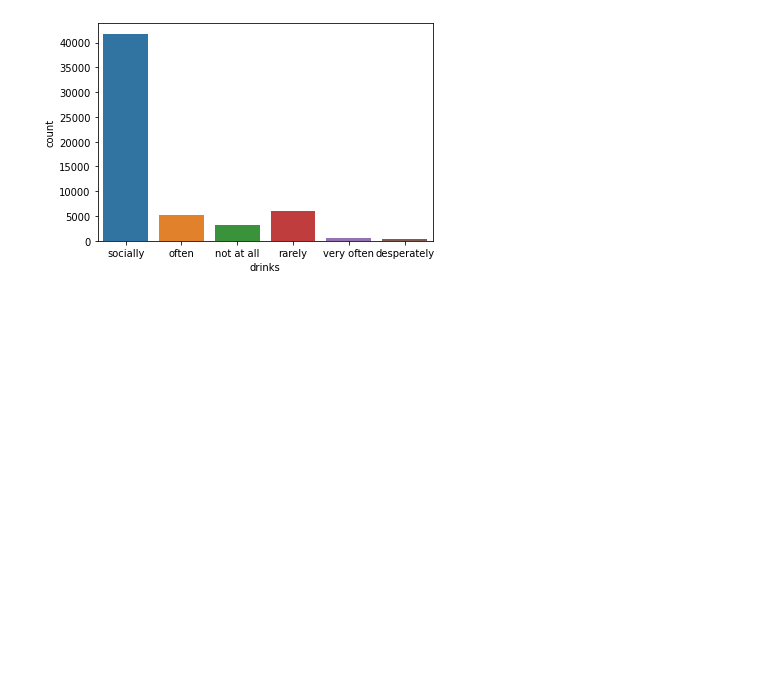
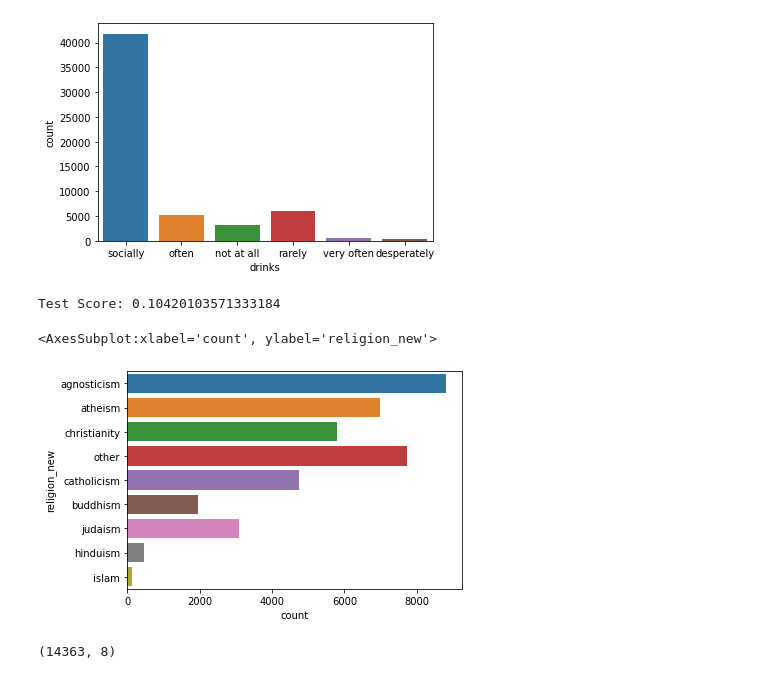
Before and after one commit to ClaudioLutz/okcupid-date-a-scientist-portfolio-project, a Jupyter notebook: date-a-scientist.ipynb, the cells around one changed output. Cells and saved outputs as stored; diff of their text form; code cells hidden in the pictures; blank space fills up the shorter version.

```diff
--- a/date-a-scientist.ipynb
+++ b/date-a-scientist.ipynb
@@ -94,9 +111,7 @@ obj_df = data.replace(cleanup_nums)
 # %%
-## multiple features linear regression
-
 # select features and value to predict
-features = df[['FirstServe','FirstServePointsWon','FirstServeReturnPointsWon','SecondServePointsWon','SecondServeReturnPointsWon','Aces','BreakPointsConverted','BreakPointsFaced','BreakPointsOpportunities','BreakPointsSaved','DoubleFaults','ReturnGamesPlayed','ReturnGamesWon','ReturnPointsWon','ServiceGamesPlayed','ServiceGamesWon','TotalPointsWon','TotalServicePointsWon']]
-winnings = df[['Winnings']]
+features = obj_df[['drinks','age','income','height']]
+winnings = obj_df[['drugs']]
 
 # train, test, split the data
 features_train, features_test, winnings_train, winnings_test = train_test_split(features, winnings, train_size = 0.8)
@@ -106,15 +121,19 @@ model = LinearRegression()
 model.fit(features_train,winnings_train)
 
 # score model on test data
-print('Predicting Winnings with Multiple Features Test Score:', model.score(features_test,winnings_test))
-
-# make predictions with model
-winnings_prediction = model.predict(features_test)
-
-# plot predictions against actual winnings
-plt.scatter(winnings_test,winnings_prediction, alpha=0.4)
-plt.title('Predicted Winnings vs. Actual Winnings - Multiple Features')
-plt.xlabel('Actual Winnings')
-plt.ylabel('Predicted Winnings')
-plt.show()
-plt.clf()
+print('Test Score:', model.score(features_test,winnings_test))
+# %% [output]
+Test Score: 0.10420103571333184
+# %%
+data['religion_new'] = data.religion.str.split().str.get(0)
+sns.countplot(data=data, y="religion_new")
+# %% [output]
+<AxesSubplot:xlabel='count', ylabel='religion_new'>
+[figure, added]
+# %%
+cols = ['body_type', 'diet', 'orientation', 'pets', 'religion_new',
+       'sex', 'job','drugs']
+df = data[cols].dropna()
+df.shape
+# %% [output]
+(14363, 8)
```
Also changed, not shown: parts of 13 cells of this notebook.
